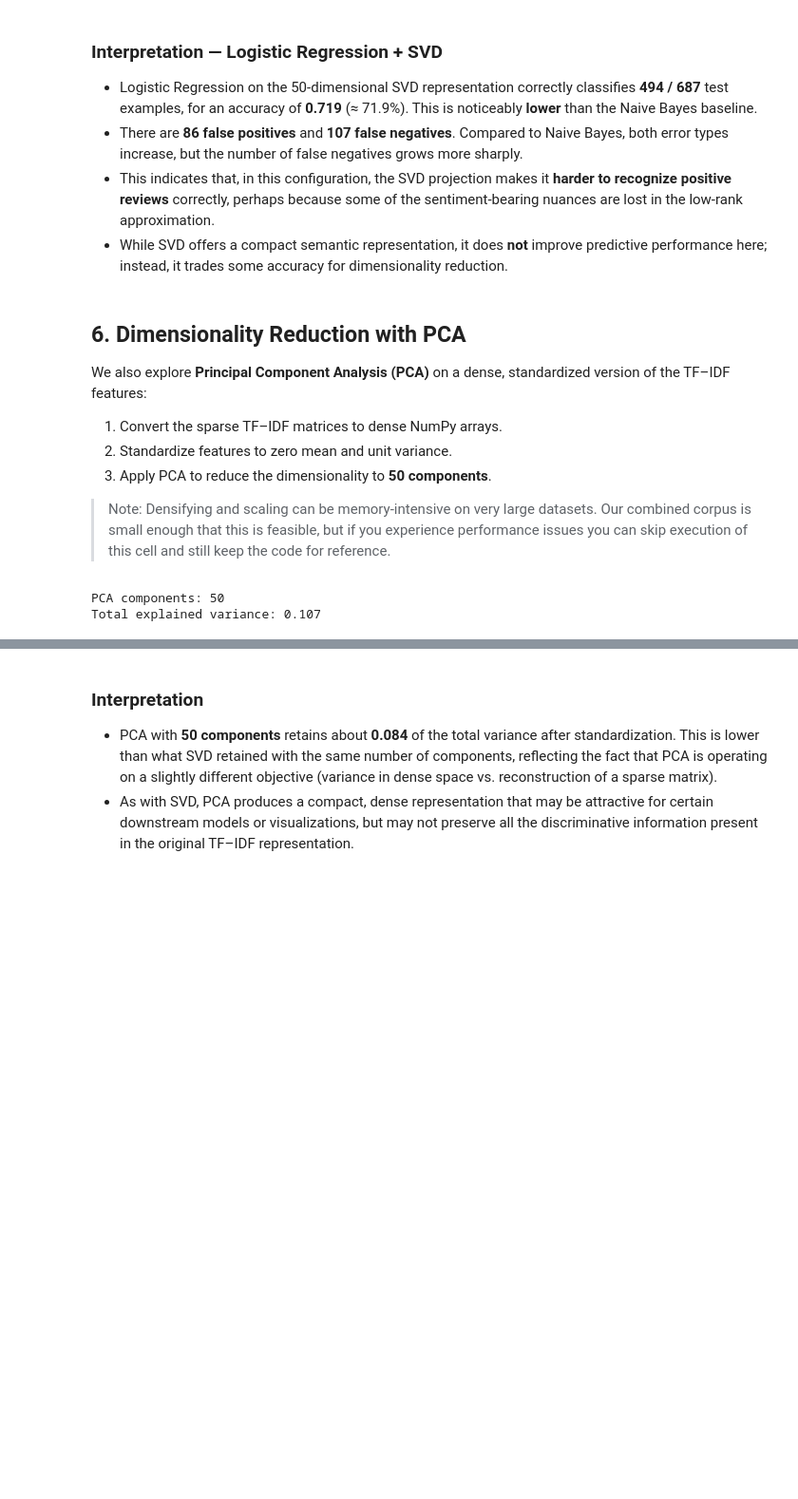
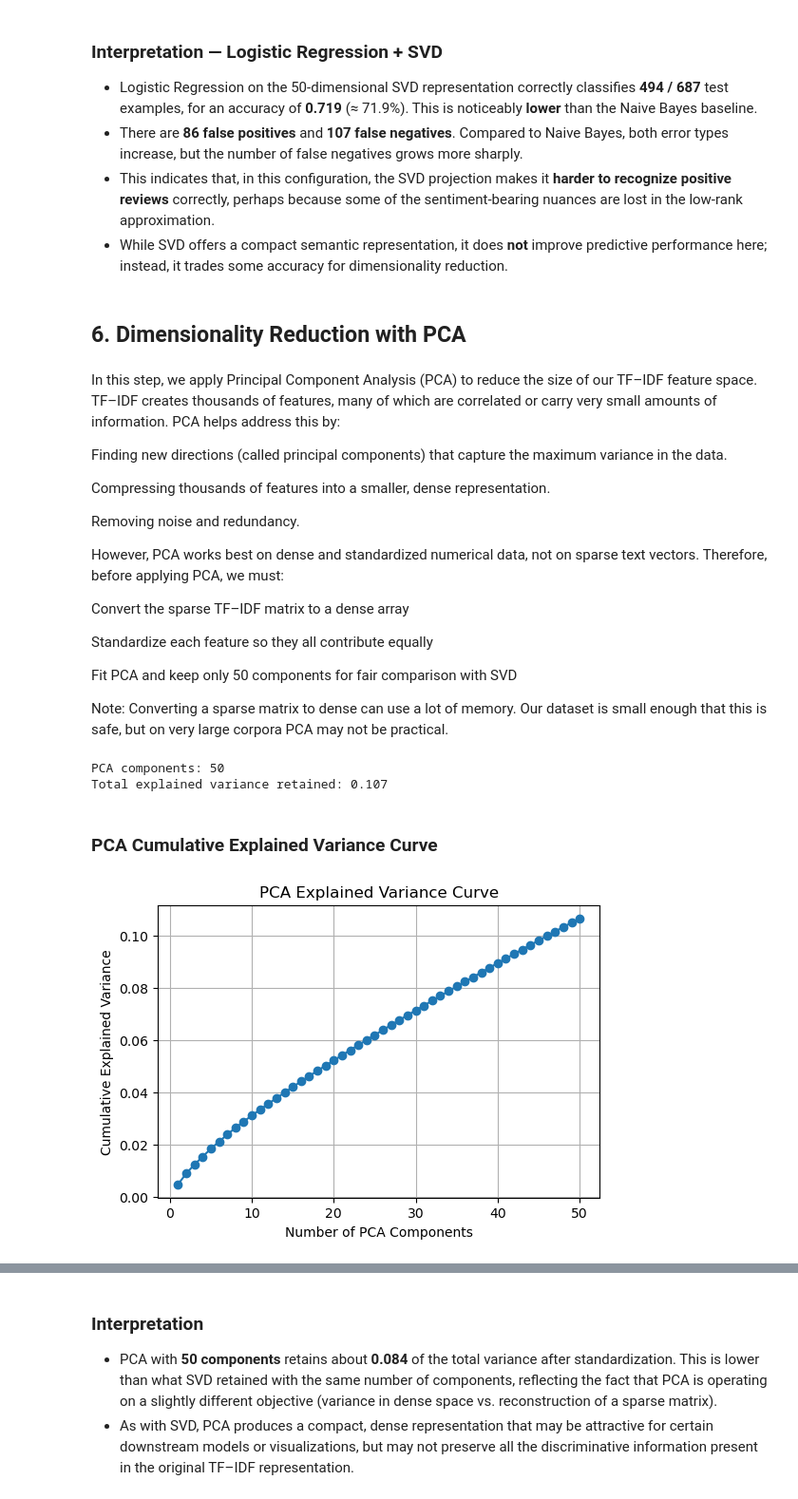
Before and after one commit to Andrew-Silveira-5077086/SentimentLabelledSentences-FinalProject, a Jupyter notebook: GroupProject-Final.ipynb, the cells around one changed output, grey strips where cells are left out. Shown at 95% size. Saved outputs shown, nothing was run; the diff lists cells and outputs as text; code cells hidden in the pictures; blank space fills up the shorter version.

Commit message:
2nd update on Dimensionality reduction with PCA

```diff
--- a/GroupProject-Final.ipynb
+++ b/GroupProject-Final.ipynb
@@ -449,38 +449,71 @@ weighted avg       0.73      0.72      0.72       687
   nuances are lost in the low-rank approximation.
 - While SVD offers a compact semantic representation, it does **not** improve predictive
   performance here; instead, it trades some accuracy for dimensionality reduction.
+# %% [markdown]
+## 6. Dimensionality Reduction with PCA
 # %% [markdown]
-## 6. Dimensionality Reduction with PCA
+In this step, we apply Principal Component Analysis (PCA) to reduce the size of our TF–IDF feature space.
+TF–IDF creates thousands of features, many of which are correlated or carry very small amounts of information.
+PCA helps address this by:
 
-We also explore **Principal Component Analysis (PCA)** on a dense, standardized version of
-the TF–IDF features:
+Finding new directions (called principal components) that capture the maximum variance in the data.
 
-1. Convert the sparse TF–IDF matrices to dense NumPy arrays.
-2. Standardize features to zero mean and unit variance.
-3. Apply PCA to reduce the dimensionality to **50 components**.
+Compressing thousands of features into a smaller, dense representation.
 
-> Note: Densifying and scaling can be memory-intensive on very large datasets. Our
-> combined corpus is small enough that this is feasible, but if you experience performance
-> issues you can skip execution of this cell and still keep the code for reference.
+Removing noise and redundancy.
+
+However, PCA works best on dense and standardized numerical data, not on sparse text vectors.
+Therefore, before applying PCA, we must:
+
+Convert the sparse TF–IDF matrix to a dense array
+
+Standardize each feature so they all contribute equally
+
+Fit PCA and keep only 50 components for fair comparison with SVD
+
+Note: Converting a sparse matrix to dense can use a lot of memory.
+Our dataset is small enough that this is safe, but on very large corpora PCA may not be practical.
 # %%
-# Convert sparse TF–IDF to dense arrays
+# --- Step 6: Dimensionality Reduction using PCA ---
+
+# 1. Convert sparse TF–IDF matrices into dense NumPy arrays
+# PCA cannot operate directly on sparse data
 X_train_dense = X_train_tfidf.toarray()
 X_test_dense = X_test_tfidf.toarray()
 
-# Standardize features
+# 2. Standardize the dense data (mean = 0, std = 1)
+# PCA is sensitive to feature scale, so scaling is required
 scaler = StandardScaler(with_mean=True, with_std=True)
 X_train_scaled = scaler.fit_transform(X_train_dense)
 X_test_scaled = scaler.transform(X_test_dense)
 
-# PCA dimensionality reduction
+# 3. Apply PCA with 50 components (same as SVD for fair comparison)
 n_components_pca = 50
 pca = PCA(n_components=n_components_pca, random_state=RANDOM_STATE)
+
+# Fit PCA on the training data and transform both sets
 X_train_pca = pca.fit_transform(X_train_scaled)
 X_test_pca = pca.transform(X_test_scaled)
 
+# Display the total variance explained by the selected components
 explained_var_pca = pca.explained_variance_ratio_.sum()
 print(f"PCA components: {n_components_pca}")
-print(f"Total explained variance: {explained_var_pca:.3f}")
+print(f"Total explained variance retained: {explained_var_pca:.3f}")
 # %% [output]
 PCA components: 50
-Total explained variance: 0.107
+Total explained variance retained: 0.107
+# %% [markdown]
+### PCA Cumulative Explained Variance Curve
+# %%
+# Plot cumulative explained variance
+cum_var_pca = np.cumsum(pca.explained_variance_ratio_)
+
+plt.figure(figsize=(6,4))
+plt.plot(range(1, len(cum_var_pca) + 1), cum_var_pca, marker='o')
+plt.xlabel("Number of PCA Components")
+plt.ylabel("Cumulative Explained Variance")
+plt.title("PCA Explained Variance Curve")
+plt.grid(True)
+plt.show()
+# %% [output]
+[figure, added]
```
Also changed, not shown: parts of 5 cells of this notebook.
